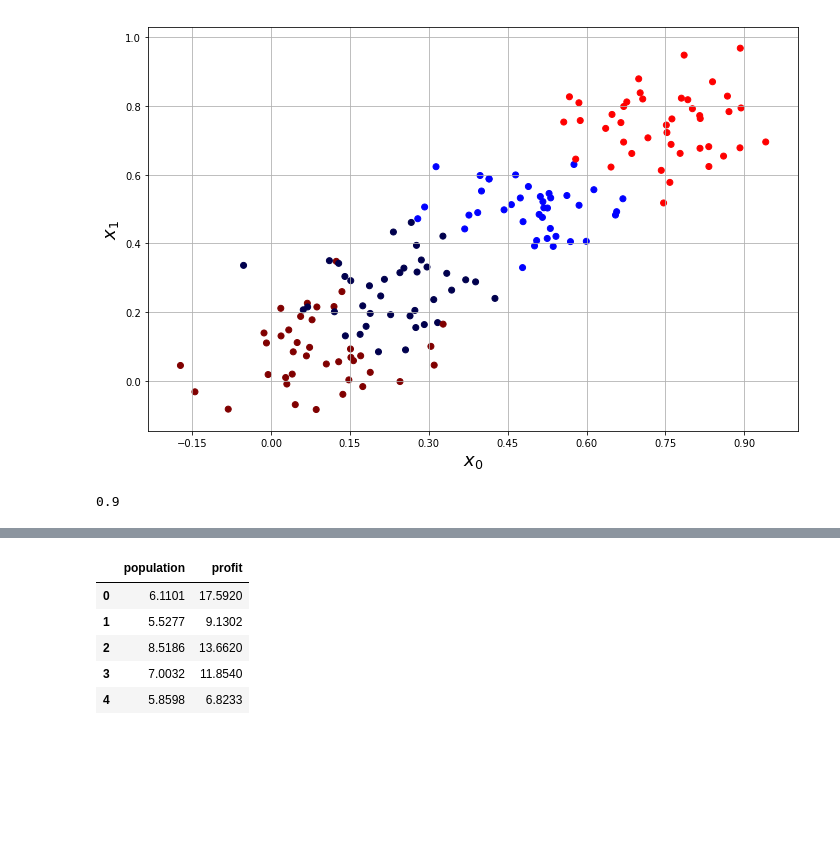
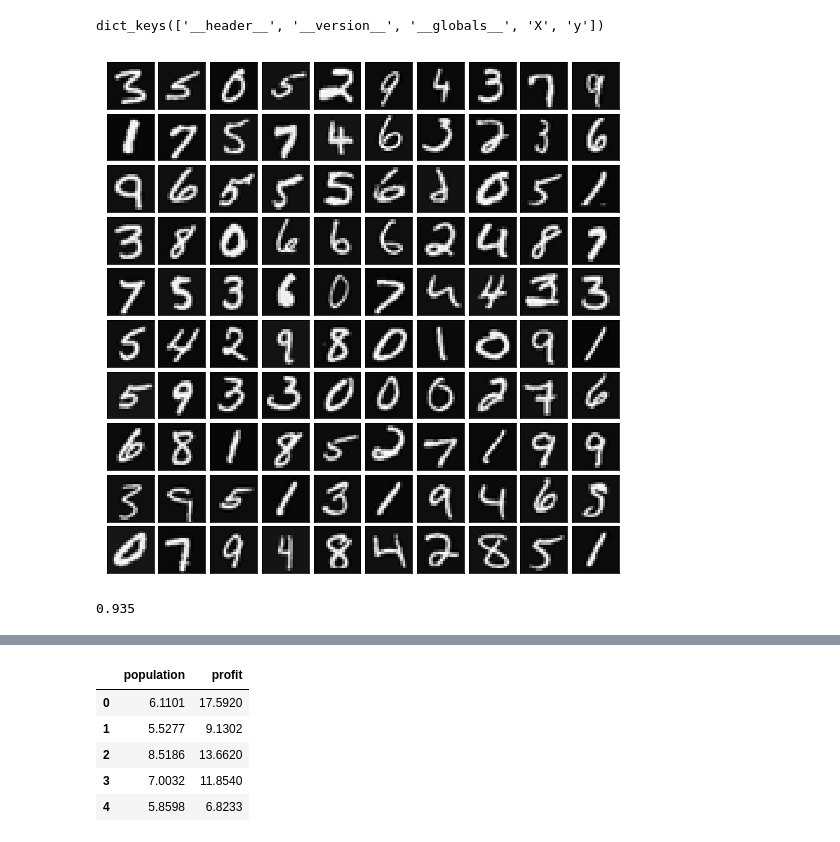
Before and after one commit to noelnamai/machine-learning, a Jupyter notebook: nearest-neighbor.ipynb, the cells around one changed output, grey strips where cells are left out. Saved outputs shown, nothing was run; the diff lists cells and outputs as text; code cells hidden in the pictures; blank space fills up the shorter version.

```diff
--- a/nearest-neighbor.ipynb
+++ b/nearest-neighbor.ipynb
@@ -21,19 +14,34 @@ y = np.hstack([[0] * 50, [1] * 50, [3] * 50, [4] * 50])
+# %%
+mat = sio.loadmat("data/ex3data.mat")
+mat.keys()
+# %% [output]
+dict_keys(['__header__', '__version__', '__globals__', 'X', 'y'])
+# %%
+x = mat["X"]
+y = mat["y"]
+# %%
+nrows = 10
+ncols = 10
+
+fig, ax = plt.subplots(nrows, ncols, sharex = True, sharey = True, figsize = (7.5, 7.5))
+
+for i in range(nrows):
+    for j in range(ncols):
+        k   = np.random.randint(0, 5000)
+        img = np.transpose(x[k].reshape(20, 20))
+        ax[i,j].imshow(img, cmap = "gray")
+        ax[i,j].margins(0.0)
+
+plt.xticks([])
+plt.yticks([])
+plt.tight_layout()
+plt.subplots_adjust(wspace = 0.1, hspace = 0.1)
+
+plt.show()
+# %% [output]
+[figure, added]
 # %%
 x_train, x_test, y_train, y_test = utils.split_train_test(x, y, prop_train = 80)
-# %%
-fig, ax = plt.subplots(figsize = (10.0, 6.5))
-ax.scatter(x_train[:,0], x_train[:,1], c = y_train.flatten(), cmap = "seismic")
-ax.set_xlabel("$x_0$", fontsize = 18)
-ax.set_ylabel("$x_1$", fontsize = 18)
-ax.xaxis.set_major_locator(tkr.MaxNLocator(integer = False))
-ax.margins(0.05)
-ax.axis("tight")
-ax.grid(True)
-fig.tight_layout()
-
-plt.show()
-# %% [output]
-[figure, removed]
 # %%
 model = sbbml.KNNClassifier()
 model.fit(x_train, y_train)
@@ -41,4 +49,4 @@ model.fit(x_train, y_train)
 y_prime = model.predict(x_test, k = 3)
 np.mean(y_test.flatten() == y_prime.flatten())
 # %% [output]
-0.9
+0.935
```
Also changed, not shown: parts of 5 cells of this notebook, 1 other file.
